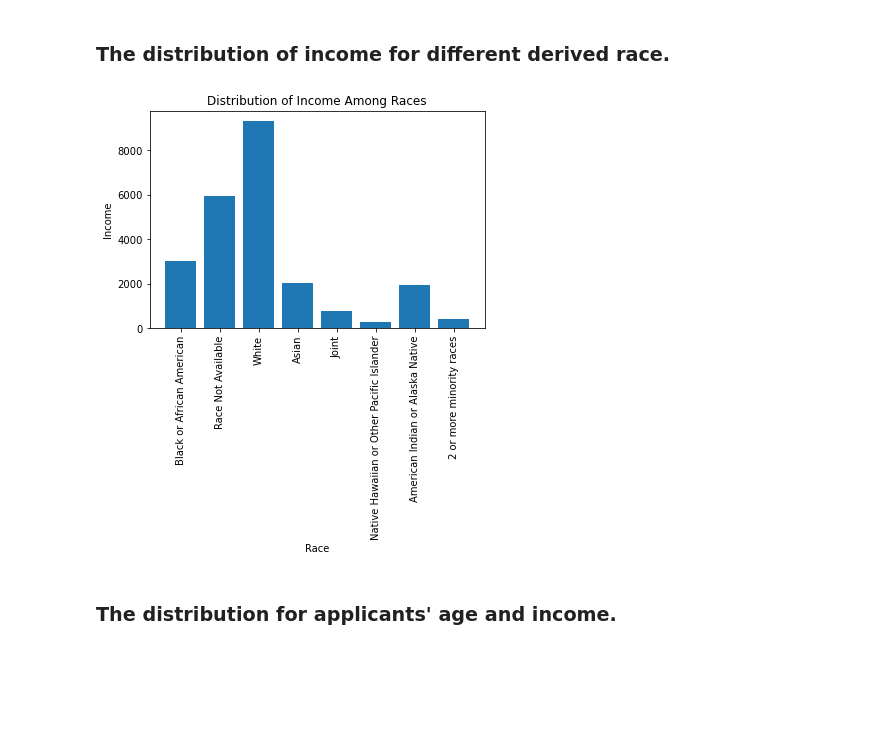
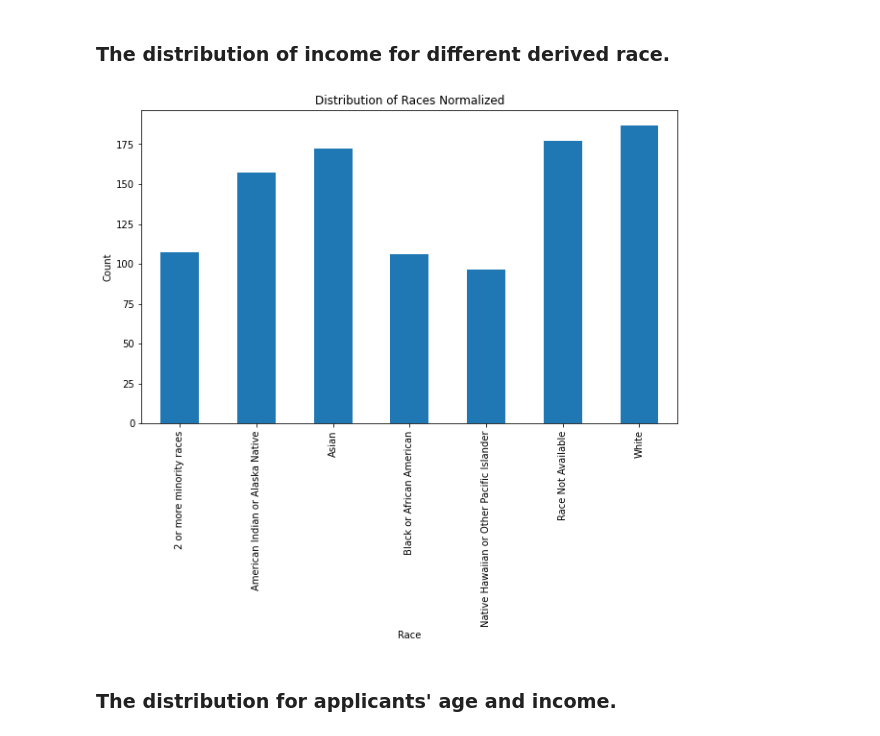
Before and after one commit to BU-Spark/ds-councilor-louijeune-fair-housing, a Jupyter notebook: spring23-team-4/data_code/data_test.ipynb, the cells around one changed output. Cells and saved outputs as stored; diff of their text form; code cells hidden in the pictures; blank space fills up the shorter version.

Commit message:
Normalize
I sampled the data evenly to make it more accurate

```diff
--- a/spring23-team-4/data_code/data_test.ipynb
+++ b/spring23-team-4/data_code/data_test.ipynb
@@ -101,18 +102,54 @@ plt.show()
 # %% [markdown]
 ### The distribution of income for different derived race.
-# %%
-plt.bar(df2['derived_race'], df2['income'])
-plt.xticks(rotation=90)
-plt.xlabel('Race')
-plt.ylabel('Income')
-plt.title('Distribution of Income Among Races')
-plt.show()
-
-
-
-## Rafael
-# %% [output]
-[figure, removed]
+# %%
+# df2 = df
+# df2['income'] = (df['income'] - df['income'].mean()) / df['income'].std()
+# plt.bar(df2['derived_race'], df2['income'])
+# plt.xticks(rotation=90)
+# plt.xlabel('Race')
+# plt.ylabel('Income')
+# plt.title('Distribution of Income Among Races')
+# plt.show()
+
+df3 = pd.DataFrame()
+
+for i in range(1000):
+
+    white = df.loc[df['derived_race'] == 'White'].sample(200)
+    black = df.loc[df['derived_race'] == 'Black or African American'].sample(200)
+    asian = df.loc[df['derived_race'] == 'Asian'].sample(200)
+    pacisl = df.loc[df['derived_race'] == 'Native Hawaiian or Other Pacific Islander'].sample(200)
+    native = df.loc[df['derived_race'] == 'American Indian or Alaska Native'].sample(200)
+    mixed = df.loc[df['derived_race'] == '2 or more minority races'].sample(200)
+    other = df.loc[df['derived_race'] == 'Race Not Available'].sample(200)
+
+    df3 = df3.append(white)
+    df3 = df3.append(black)
+    df3 = df3.append(asian)
+    df3 = df3.append(pacisl)
+    df3 = df3.append(native)
+    df3 = df3.append(mixed)
+    df3 = df3.append(other)
+
+race = df3.groupby('derived_race')['income'].mean()
+
+plt.figure(figsize=(10, 6))
+race.plot(kind='bar')
+plt.xlabel('Race')
+plt.ylabel('Count')
+plt.title('Distribution of Races Normalized')
+
+# plt.yscale('log')
+
+# for i, v in enumerate(race):
+#     plt.annotate(str(v), xy=(i, v), ha='center', va='bottom')
+
+plt.show()
+
+
+## Rafael
+# %% [output]
+[figure, added]
 # %% [markdown]
 ### The distribution for applicants' age and income.
 # %%
```
Also changed, not shown: parts of 4 cells of this notebook.
